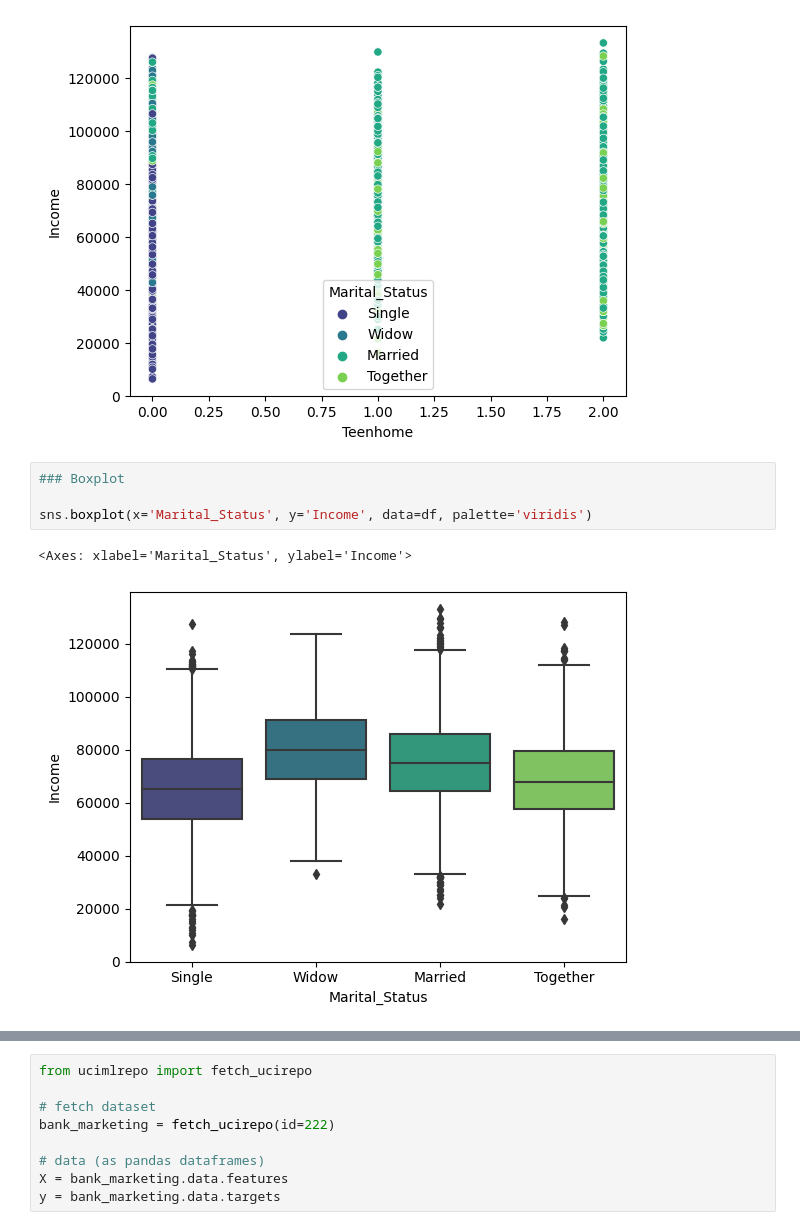
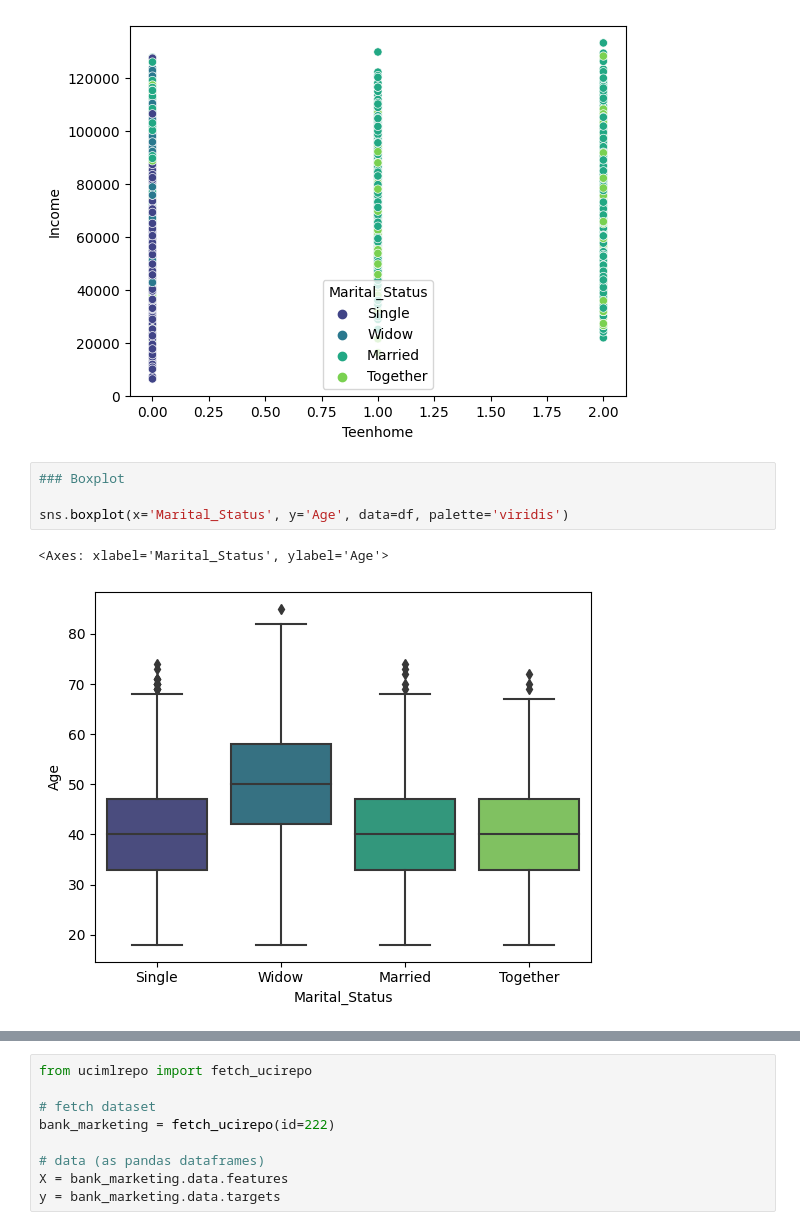
Before and after one commit to Izainea/mercadeia, a Jupyter notebook: arreglo_dataset.ipynb, the cells around one changed output, grey strips where cells are left out. Drawn from its saved outputs; the diff is of its cells as text.

```diff
--- a/arreglo_dataset.ipynb
+++ b/arreglo_dataset.ipynb
@@ -222,7 +367,7 @@ sns.scatterplot(x='Teenhome', y='Income', hue='Marital_Status', data=df, palette
 # %%
 ### Boxplot
 
-sns.boxplot(x='Marital_Status', y='Income', data=df, palette='viridis')
+sns.boxplot(x='Marital_Status', y='Age', data=df, palette='viridis')
 # %% [output]
-<Axes: xlabel='Marital_Status', ylabel='Income'>
+<Axes: xlabel='Marital_Status', ylabel='Age'>
-[figure, old version]
+[figure, new version]
```
Also changed, not shown: parts of 9 cells of this notebook, 2 other files.
